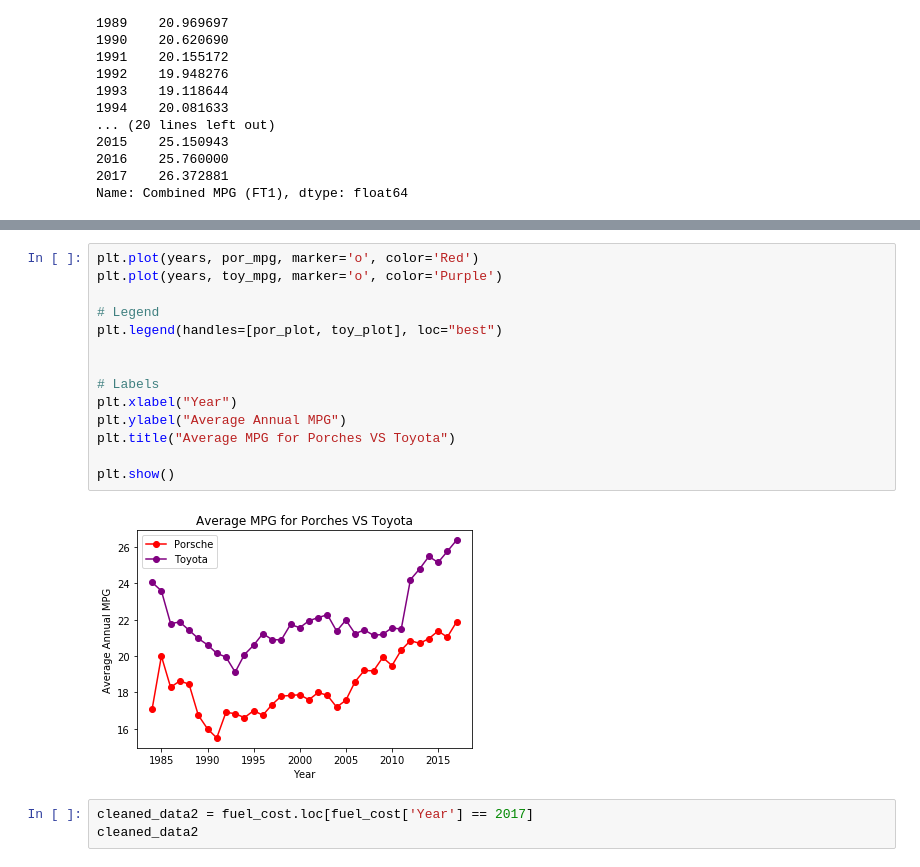
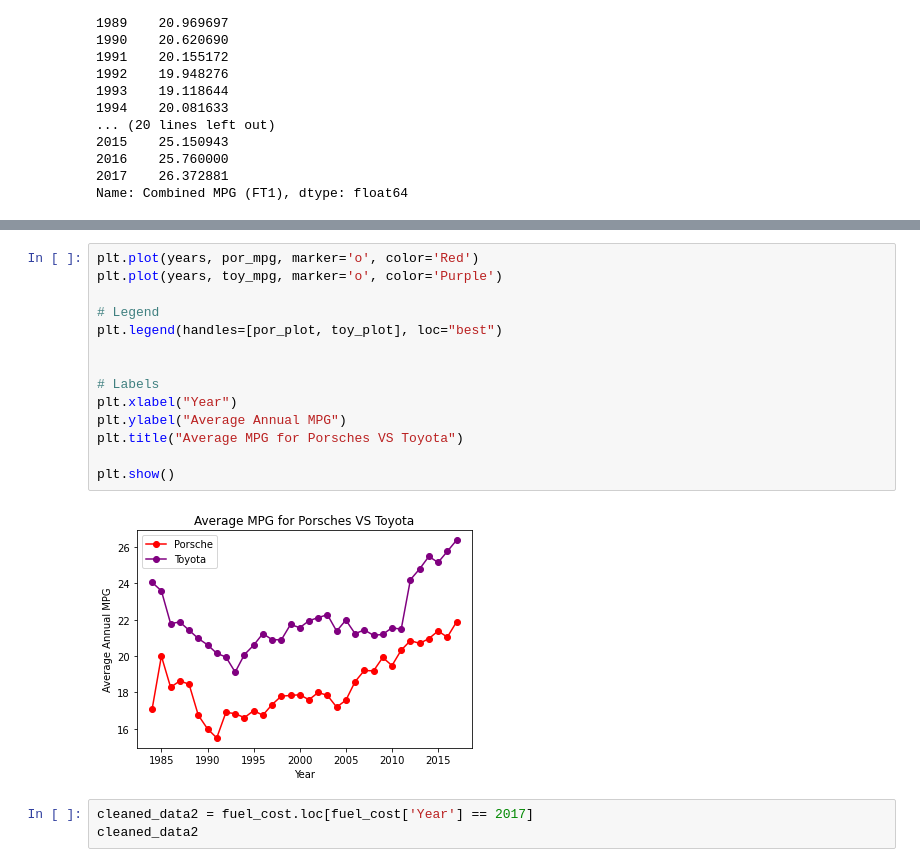
Before and after one commit to geraldwattsthethird/Fuel-Cost-Analysis, a Jupyter notebook: Fuel_Cost.ipynb, the cells around one changed output, grey strips where cells are left out. Drawn from its saved outputs; the diff is of its cells as text.

```diff
--- a/Fuel_Cost.ipynb
+++ b/Fuel_Cost.ipynb
@@ -225,19 +226,19 @@ Text(0.5, 1.0, 'Average MPG for Toyota')
 # %%
 plt.plot(years, por_mpg, marker='o', color='Red')
 plt.plot(years, toy_mpg, marker='o', color='Purple')
 
 # Legend
 plt.legend(handles=[por_plot, toy_plot], loc="best")
 
 
 # Labels
 plt.xlabel("Year")
 plt.ylabel("Average Annual MPG")
-plt.title("Average MPG for Porches VS Toyota")
+plt.title("Average MPG for Porsches VS Toyota")
 
 plt.show()
 # %% [output]
-[figure, old version]
+[figure, new version]
 # %%
 cleaned_data2 = fuel_cost.loc[fuel_cost['Year'] == 2017]
 cleaned_data2
```
Also changed, not shown: parts of 19 cells of this notebook.
